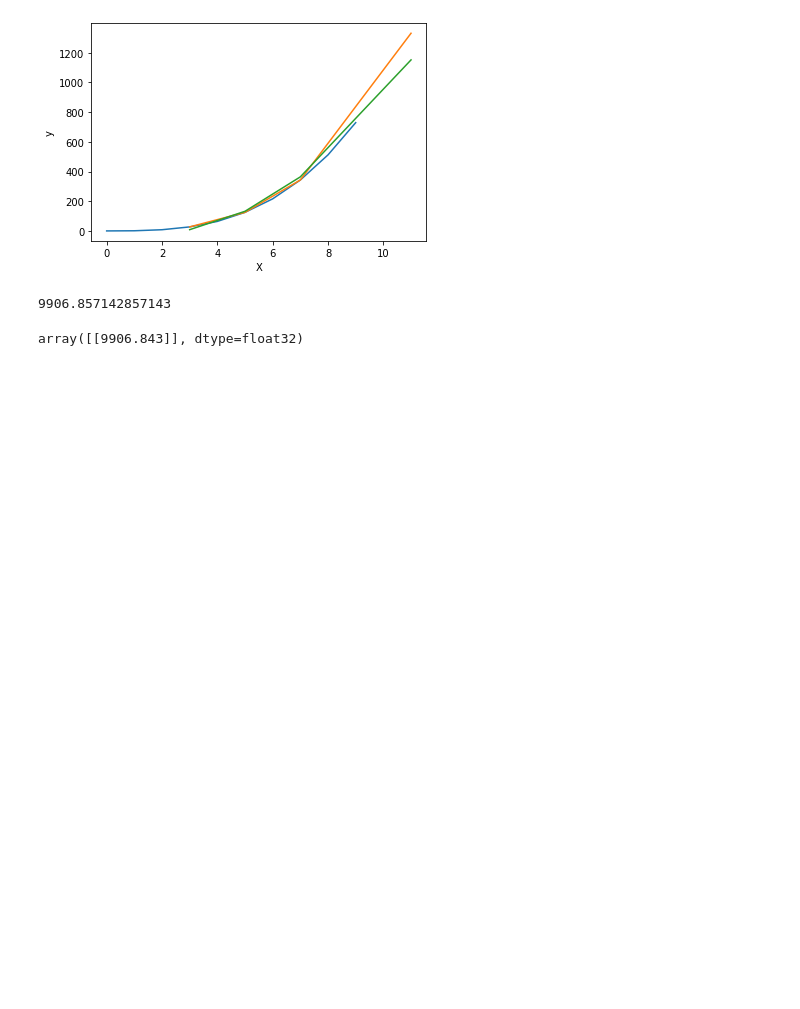
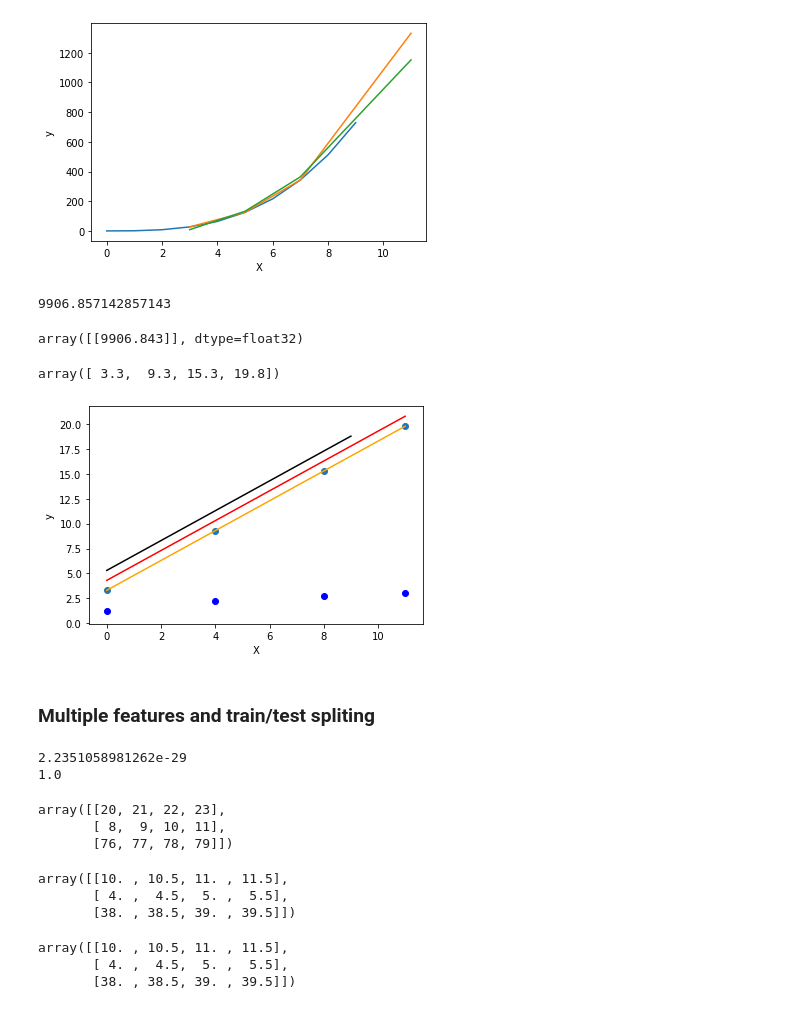
Before and after one commit to koi8-r/ML, a Jupyter notebook: Regression.ipynb, the cells around one changed output. Drawn from its saved outputs; the diff is of its cells as text; code cells hidden in the pictures; blank space fills up the shorter version.

```diff
--- a/Regression.ipynb
+++ b/Regression.ipynb
@@ -118,3 +118,78 @@ plt.plot(X_test, y_predict)
 model.predict([99130])
 # %% [output]
 array([[9906.843]], dtype=float32)
+# %%
+import numpy as np
+import matplotlib.pyplot as plt
+from sklearn.linear_model import LinearRegression
+
+lr = LinearRegression()
+
+m = 1.5
+b = 4.3
+
+X_train = np.array(range(10))
+y_train = m * X_train + b
+
+lr.fit(X_train.reshape(-1, 1), y_train)
+
+X_test = np.array([0, 4, 8, 11])
+y_test = m * X_test + b
+y_predict = lr.predict(X_test.reshape(-1, 1))
+
+y_train += +1.
+y_predict += -1.
+plt.xlabel('X')
+plt.ylabel('y')
+plt.plot(X_train, y_train, 'black')
+plt.plot(X_test, y_test, 'red')
+plt.plot(X_test, y_predict, 'orange')
+plt.scatter(X_test, y_predict)
+plt.scatter(X_test, np.log(y_predict), color='blue')
+
+y_predict
+# %% [output]
+array([ 3.3,  9.3, 15.3, 19.8])
+[figure, added]
+# %% [markdown]
+### Multiple features and train/test spliting
+# %%
+import numpy as np
+from sklearn.model_selection import train_test_split
+import matplotlib.pyplot as plt
+from sklearn.linear_model import LinearRegression
+from sklearn.metrics import mean_squared_error, r2_score
+
+
+X = np.asarray(range(100))
+y = X * 1/2
+X_train, X_test, y_train, y_test = train_test_split(X.reshape(-1, 4), y.reshape(-1, 4), test_size=0.1, random_state=0)
+
+lr = LinearRegression()
+lr.fit(X_train, y_train)
+
+y_predict = lr.predict(X_test)
+
+print(mean_squared_error(y_test, y_predict))
+print(r2_score(y_test, y_predict))
+# %% [output]
+2.2351058981262e-29
+1.0
+# %%
+X_test
+# %% [output]
+array([[20, 21, 22, 23],
+       [ 8,  9, 10, 11],
+       [76, 77, 78, 79]])
+# %%
+y_test
+# %% [output]
+array([[10. , 10.5, 11. , 11.5],
+       [ 4. ,  4.5,  5. ,  5.5],
+       [38. , 38.5, 39. , 39.5]])
+# %%
+y_predict
+# %% [output]
+array([[10. , 10.5, 11. , 11.5],
+       [ 4. ,  4.5,  5. ,  5.5],
+       [38. , 38.5, 39. , 39.5]])
```
Also changed, not shown: parts of 13 cells of this notebook, 2 other files.
